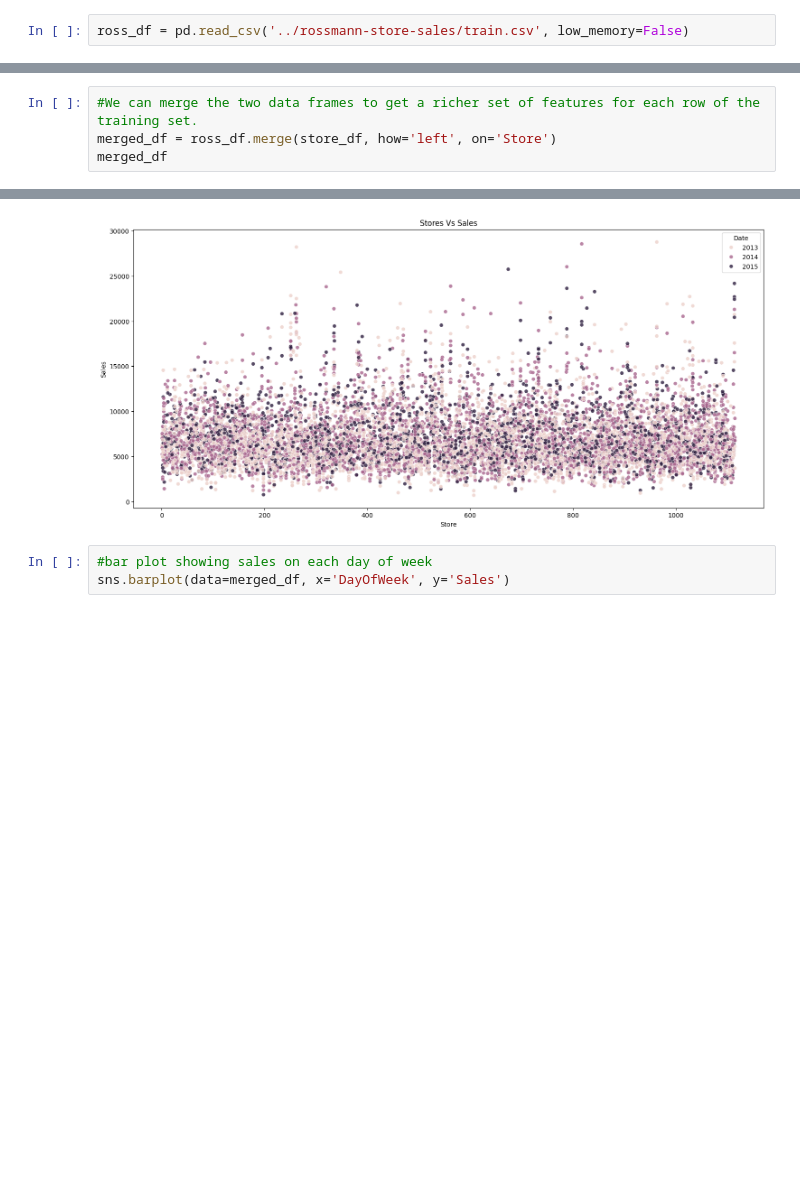
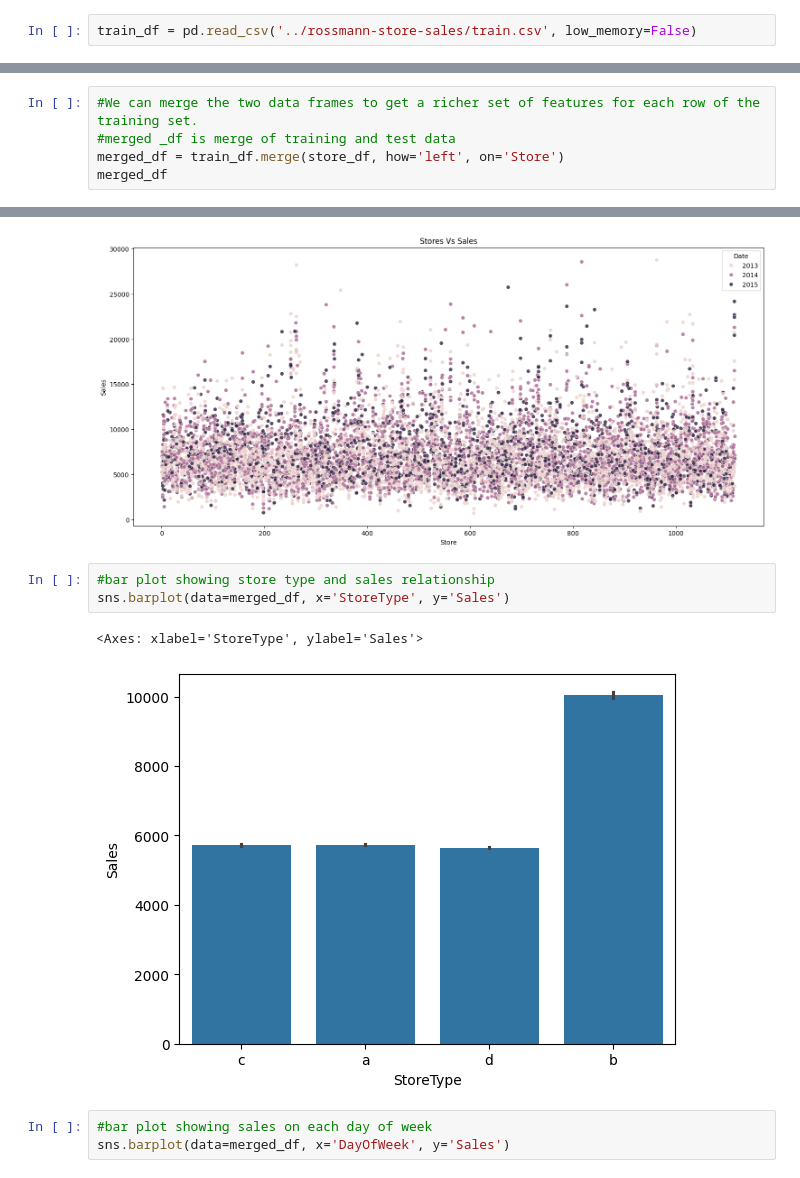
Before and after one commit to tizedabo/Rossman-store-sales-analyis, a Jupyter notebook: notebooks/task1-cust-behaviour.ipynb, the cells around one changed output, grey strips where cells are left out. Drawn from its saved outputs; the diff is of its cells as text; blank space fills up the shorter version.

```diff
--- a/notebooks/task1-cust-behaviour.ipynb
+++ b/notebooks/task1-cust-behaviour.ipynb
@@ -19,4 +19,4 @@ os.listdir('../rossmann-store-sales')
 # %% [output]
 ['sample_submission.csv', 'store.csv', 'test.csv', 'train.csv']
 # %%
-ross_df = pd.read_csv('../rossmann-store-sales/train.csv', low_memory=False)
+train_df = pd.read_csv('../rossmann-store-sales/train.csv', low_memory=False)
@@ -42,6 +81,7 @@ store_df = pd.read_csv('../rossmann-store-sales/store.csv')
 # %%
 #We can merge the two data frames to get a richer set of features for each row of the training set.
-merged_df = ross_df.merge(store_df, how='left', on='Store')
+#merged _df is merge of training and test data
+merged_df = train_df.merge(store_df, how='left', on='Store')
 merged_df
 # %% [output]
 |  | Store | DayOfWeek | Date | Sales | Customers | Open | Promo | StateHoliday | SchoolHoliday | ... |
@@ -183,6 +223,12 @@ plt.title("Stores Vs Sales")
 plt.show()
 # %% [output]
 [figure]
+# %%
+#bar plot showing store type and sales relationship
+sns.barplot(data=merged_df, x='StoreType', y='Sales')
+# %% [output]
+<Axes: xlabel='StoreType', ylabel='Sales'>
+[figure, added]
 # %%
 #bar plot showing sales on each day of week
 sns.barplot(data=merged_df, x='DayOfWeek', y='Sales')
```
Also changed, not shown: parts of 17 cells of this notebook, 4 other files.
